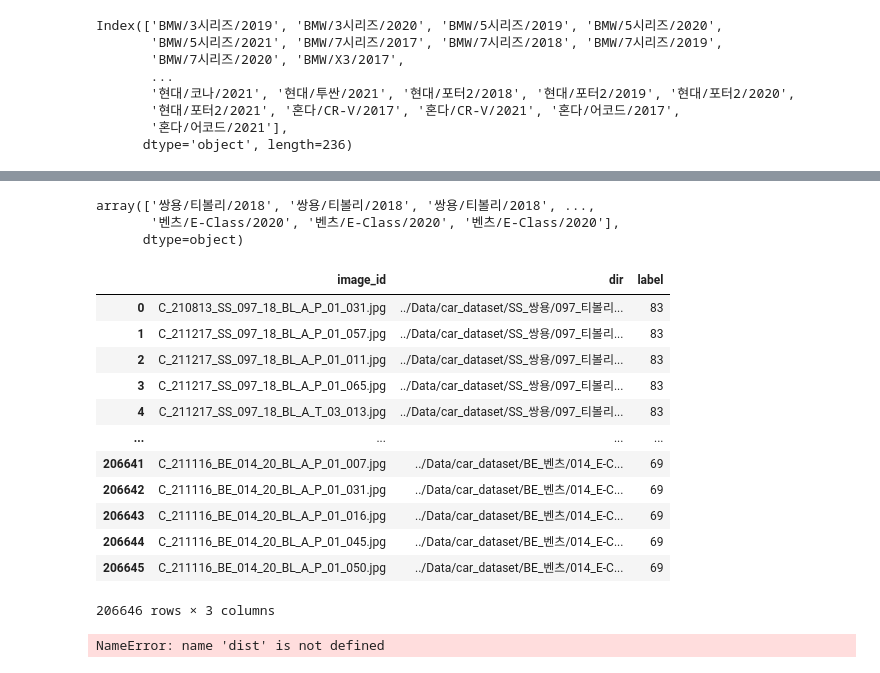
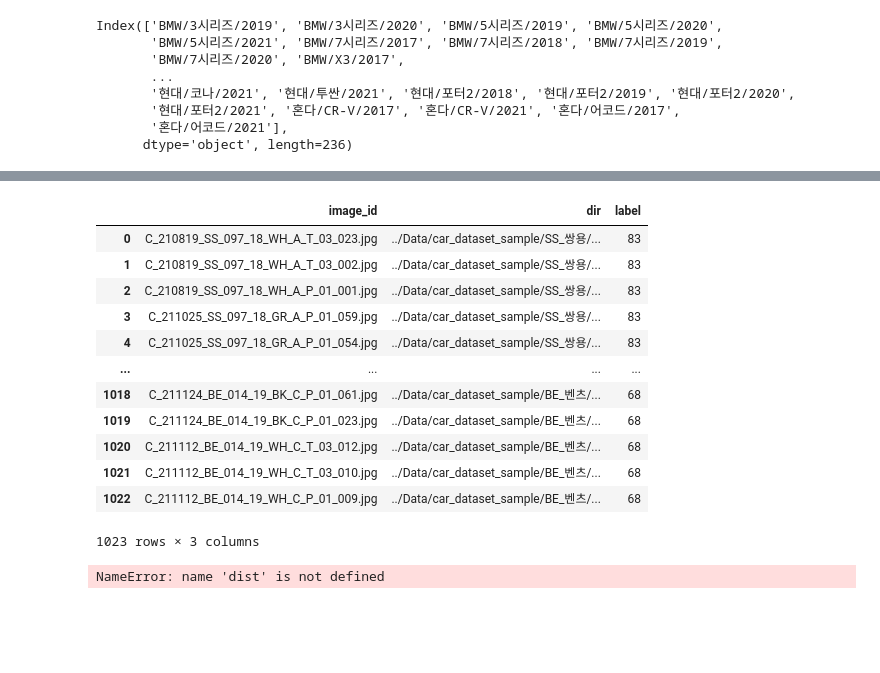
Before and after one commit to hojunking/KD_models, a Jupyter notebook: classification_train.ipynb, the cells around one changed output, grey strips where cells are left out. Cells and saved outputs as stored; diff of their text form; code cells hidden in the pictures; blank space fills up the shorter version.

```diff
--- a/classification_train.ipynb
+++ b/classification_train.ipynb
@@ -222,37 +274,25 @@ train.label.nunique()
 # %%
-label_value = train['label'].values
-label_value
+# 인코딩한 데이터로 변환
+le_encoded = le.transform(test['label'])
+#결과물을 확인하면 array 형태로 나옵니다.
+# 아래는 라벨 인코딩으로 만들어낸 데이터를 데이터 프레임으로 만들어주는 코드입니다.
+new_cat = pd.DataFrame(le_encoded, columns = ['result'])
+test['label'] = new_cat
+test
 # %% [output]
+|  | image_id | dir | label |
+| 0 | C_210819_SS_097_18_WH_A_T_03_023.jpg | ../Data/car_dataset_sample/SS_쌍용/... | 83 |
+| 1 | C_210819_SS_097_18_WH_A_T_03_002.jpg | ../Data/car_dataset_sample/SS_쌍용/... | 83 |
+| 2 | C_210819_SS_097_18_WH_A_P_01_001.jpg | ../Data/car_dataset_sample/SS_쌍용/... | 83 |
+| 3 | C_211025_SS_097_18_GR_A_P_01_059.jpg | ../Data/car_dataset_sample/SS_쌍용/... | 83 |
+| 4 | C_211025_SS_097_18_GR_A_P_01_054.jpg | ../Data/car_dataset_sample/SS_쌍용/... | 83 |
+| ... | ... | ... | ... |
+| 1018 | C_211124_BE_014_19_BK_C_P_01_061.jpg | ../Data/car_dataset_sample/BE_벤츠/... | 68 |
+| 1019 | C_211124_BE_014_19_BK_C_P_01_023.jpg | ../Data/car_dataset_sample/BE_벤츠/... | 68 |
+| 1020 | C_211112_BE_014_19_WH_C_T_03_012.jpg | ../Data/car_dataset_sample/BE_벤츠/... | 68 |
+| 1021 | C_211112_BE_014_19_WH_C_T_03_010.jpg | ../Data/car_dataset_sample/BE_벤츠/... | 68 |
+| 1022 | C_211112_BE_014_19_WH_C_P_01_009.jpg | ../Data/car_dataset_sample/BE_벤츠/... | 68 |
-array(['쌍용/티볼리/2018', '쌍용/티볼리/2018', '쌍용/티볼리/2018', ...,
-       '벤츠/E-Class/2020', '벤츠/E-Class/2020', '벤츠/E-Class/2020'],
-      dtype=object)
+1023 rows × 3 columns
-# %%
-# 라벨인코더 선언 및 Fitting
-le = LabelEncoder()
-le.fit(label_value)
-
-# 인코딩한 데이터로 변환
-le_encoded = le.transform(label_value)
-
-#결과물을 확인하면 array 형태로 나옵니다.
-# 아래는 라벨 인코딩으로 만들어낸 데이터를 데이터 프레임으로 만들어주는 코드입니다.
-new_cat = pd.DataFrame(le_encoded, columns = ['result'])
-train['label'] = new_cat
-train
-# %% [output]
-|  | image_id | dir | label |
-| 0 | C_210813_SS_097_18_BL_A_P_01_031.jpg | ../Data/car_dataset/SS_쌍용/097_티볼리... | 83 |
-| 1 | C_211217_SS_097_18_BL_A_P_01_057.jpg | ../Data/car_dataset/SS_쌍용/097_티볼리... | 83 |
-| 2 | C_211217_SS_097_18_BL_A_P_01_011.jpg | ../Data/car_dataset/SS_쌍용/097_티볼리... | 83 |
-| 3 | C_211217_SS_097_18_BL_A_P_01_065.jpg | ../Data/car_dataset/SS_쌍용/097_티볼리... | 83 |
-| 4 | C_211217_SS_097_18_BL_A_T_03_013.jpg | ../Data/car_dataset/SS_쌍용/097_티볼리... | 83 |
-| ... | ... | ... | ... |
-| 206641 | C_211116_BE_014_20_BL_A_P_01_007.jpg | ../Data/car_dataset/BE_벤츠/014_E-C... | 69 |
-| 206642 | C_211116_BE_014_20_BL_A_P_01_031.jpg | ../Data/car_dataset/BE_벤츠/014_E-C... | 69 |
-| 206643 | C_211116_BE_014_20_BL_A_P_01_016.jpg | ../Data/car_dataset/BE_벤츠/014_E-C... | 69 |
-| 206644 | C_211116_BE_014_20_BL_A_P_01_045.jpg | ../Data/car_dataset/BE_벤츠/014_E-C... | 69 |
-| 206645 | C_211116_BE_014_20_BL_A_P_01_050.jpg | ../Data/car_dataset/BE_벤츠/014_E-C... | 69 |
-206646 rows × 3 columns
 # %%
 dist.destroy_process_group()
 # %% [output]
```
Also changed, not shown: parts of 10 cells of this notebook, 3 other files.
